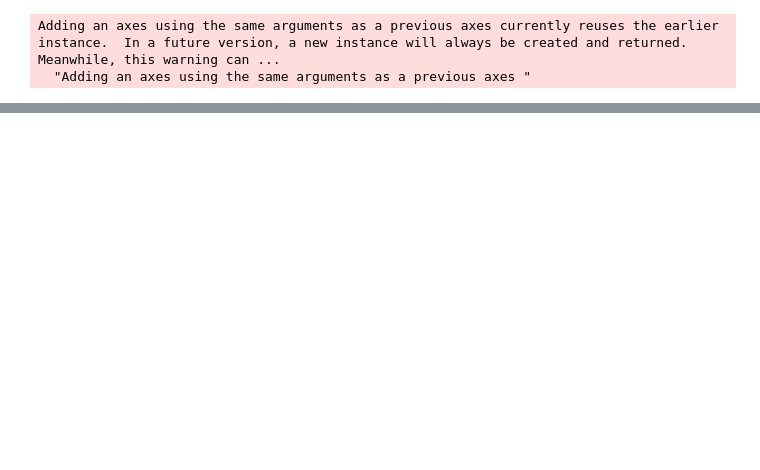
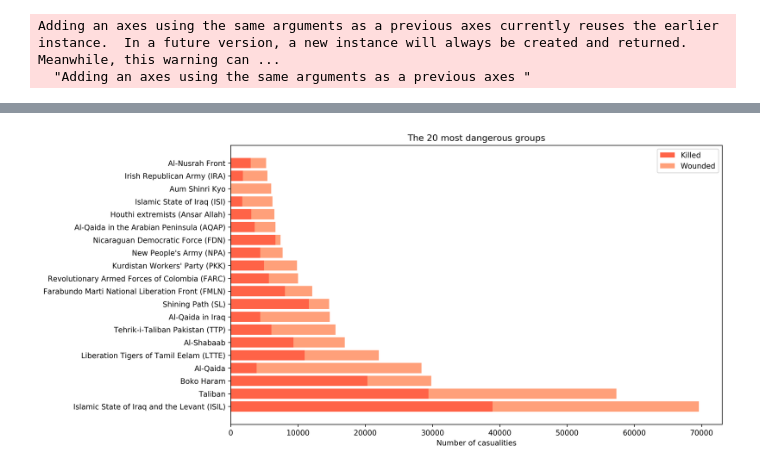
Before and after one commit to matheusfebarbosa/gtdproject, a Jupyter notebook: Global Terrorism - Project.ipynb, the cells around one changed output, grey strips where cells are left out. Drawn from its saved outputs; the diff is of its cells as text; code cells hidden in the pictures; blank space fills up the shorter version.

```diff
--- a/Global Terrorism - Project.ipynb
+++ b/Global Terrorism - Project.ipynb
@@ -152,0 +187,22 @@ Adding an axes using the same arguments as a previous axes currently reuses the
+# %%
+fig = plt.figure( figsize=(12, 7), dpi=250, facecolor='w', edgecolor='k')
+
+group_kw = data.groupby(['Group'])['Kills','Wounds'].sum()
+group_n = data.groupby(['Group']).size().reset_index(name='Attacks').set_index('Group')
+group_kw = group_kw.assign(casualties=group_kw.sum(axis=1))
+
+group_kw.drop(['Unknown'],inplace=True)
+group_n.drop(['Unknown'],inplace=True)
+
+group_n = group_n.sort_values(by=['Attacks'],ascending=False).head(20)
+group_kw = group_kw.sort_values(by=['casualties'],ascending=False).head(20)
+
+plt.barh(group_kw.index,group_kw['Kills'],color='tomato')
+plt.barh(group_kw.index,group_kw['Wounds'],left=group_kw['Kills'],color='lightsalmon')
+plt.xlabel("Number of casualities")
+plt.legend(("Killed","Wounded"))
+plt.title("The 20 most dangerous groups")
+
+plt.show()
+# %% [output]
+[figure, added]
```
Also changed, not shown: parts of 6 cells of this notebook.
